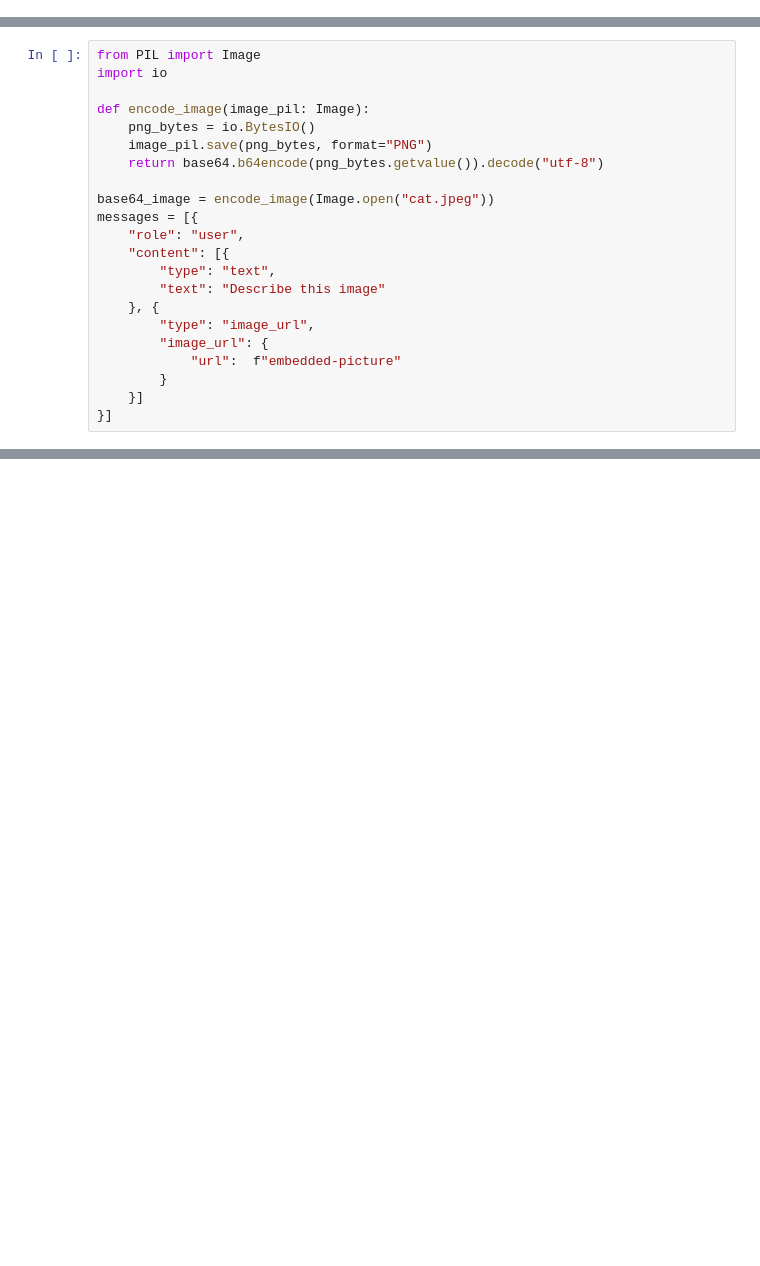
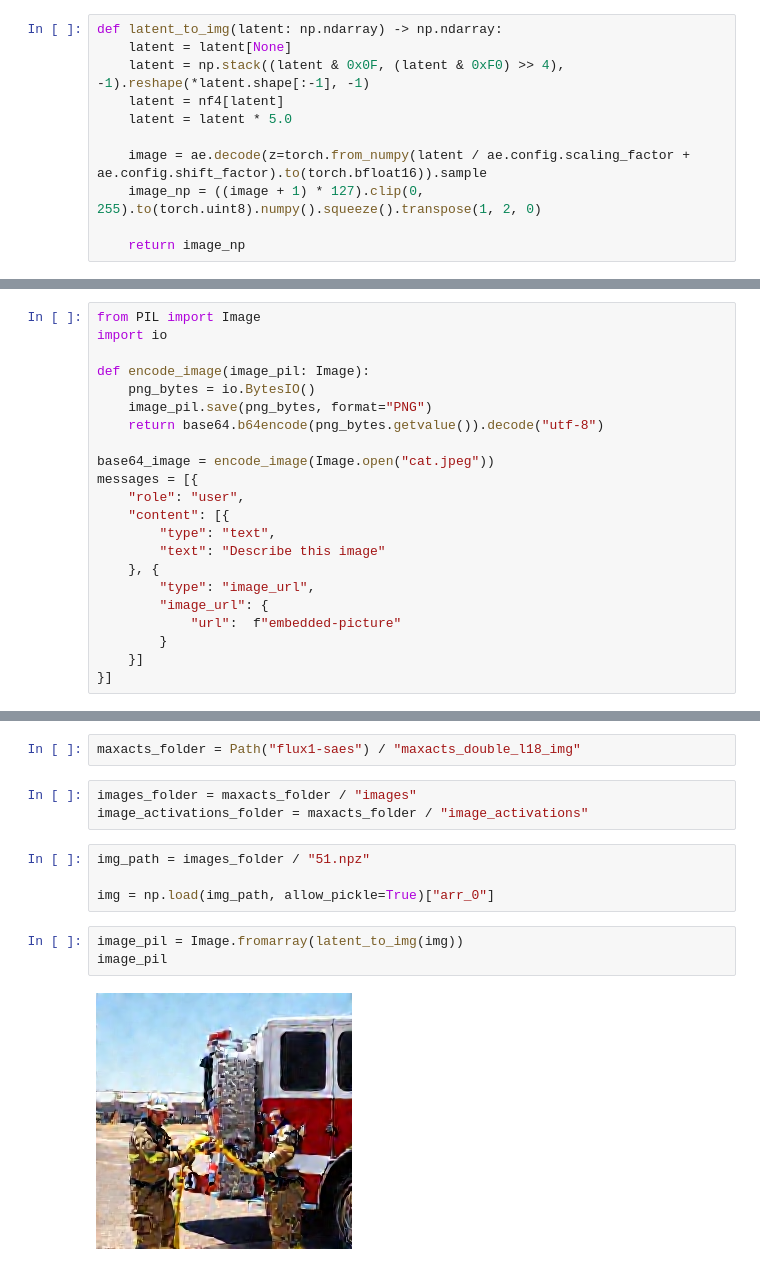
Before and after one commit to kisate/flux-saes-gpu, a Jupyter notebook: autointerp.ipynb, the cells around one changed output, grey strips where cells are left out. Cells and saved outputs as stored; diff of their text form; blank space fills up the shorter version.

```diff
--- a/autointerp.ipynb
+++ b/autointerp.ipynb
@@ -64,3 +43,14 @@ FrozenDict([('in_channels', 3),
+# %%
+def latent_to_img(latent: np.ndarray) -> np.ndarray:
+    latent = latent[None]
+    latent = np.stack((latent & 0x0F, (latent & 0xF0) >> 4), -1).reshape(*latent.shape[:-1], -1)
+    latent = nf4[latent]
+    latent = latent * 5.0
+
+    image = ae.decode(z=torch.from_numpy(latent / ae.config.scaling_factor + ae.config.shift_factor).to(torch.bfloat16)).sample
+    image_np = ((image + 1) * 127).clip(0, 255).to(torch.uint8).numpy().squeeze().transpose(1, 2, 0)
+
+    return image_np
 # %%
 from PIL import Image
 image = ae.decode(z=torch.from_numpy(latent / ae.config.scaling_factor + ae.config.shift_factor).to(torch.bfloat16)).sample
@@ -155,0 +115,14 @@ Choices(finish_reason='stop', index=0, message=Message(content="Here is a descri
+# %%
+maxacts_folder = Path("flux1-saes") / "maxacts_double_l18_img"
+# %%
+images_folder = maxacts_folder / "images"
+image_activations_folder = maxacts_folder / "image_activations"
+# %%
+img_path = images_folder / "51.npz"
+
+img = np.load(img_path, allow_pickle=True)["arr_0"]
+# %%
+image_pil = Image.fromarray(latent_to_img(img))
+image_pil
+# %% [output]
+[figure, added]
```
Also changed, not shown: parts of 16 cells of this notebook, 2 other files.
